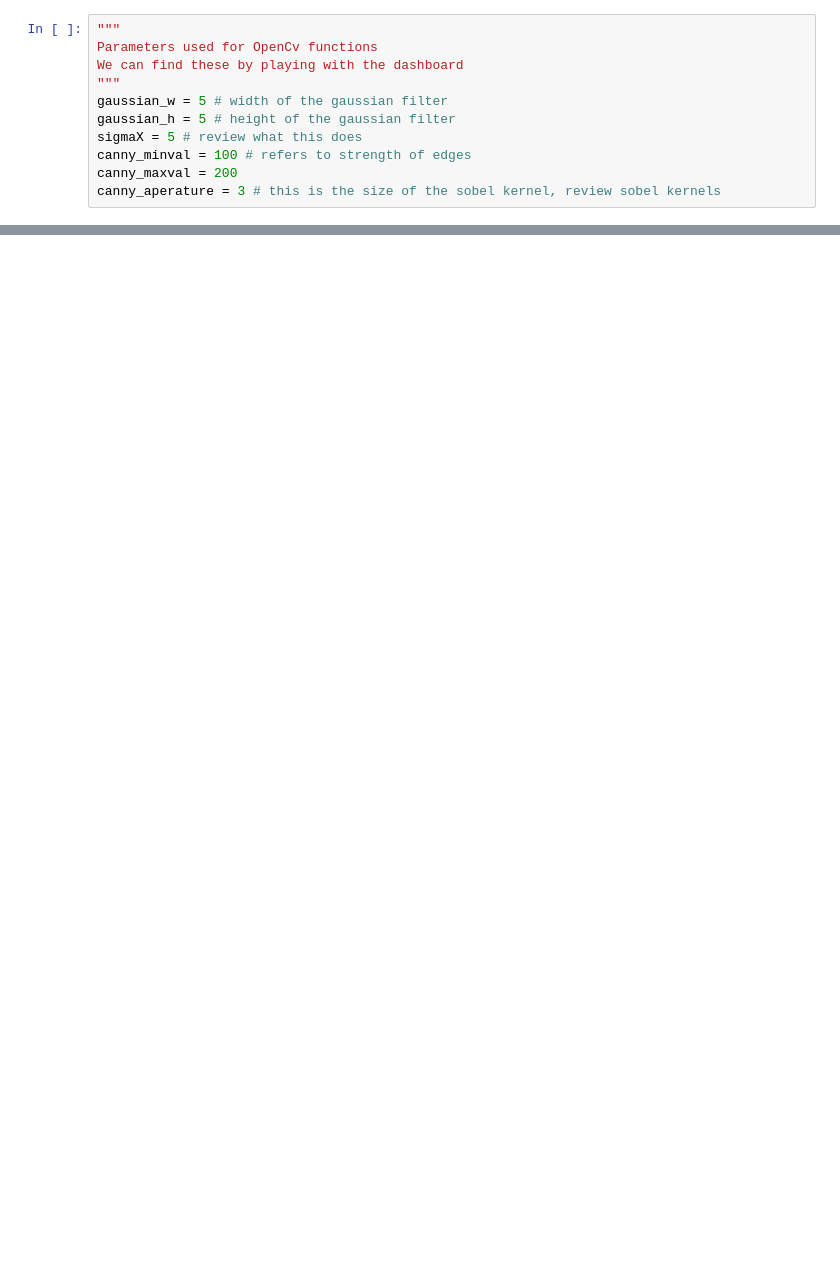
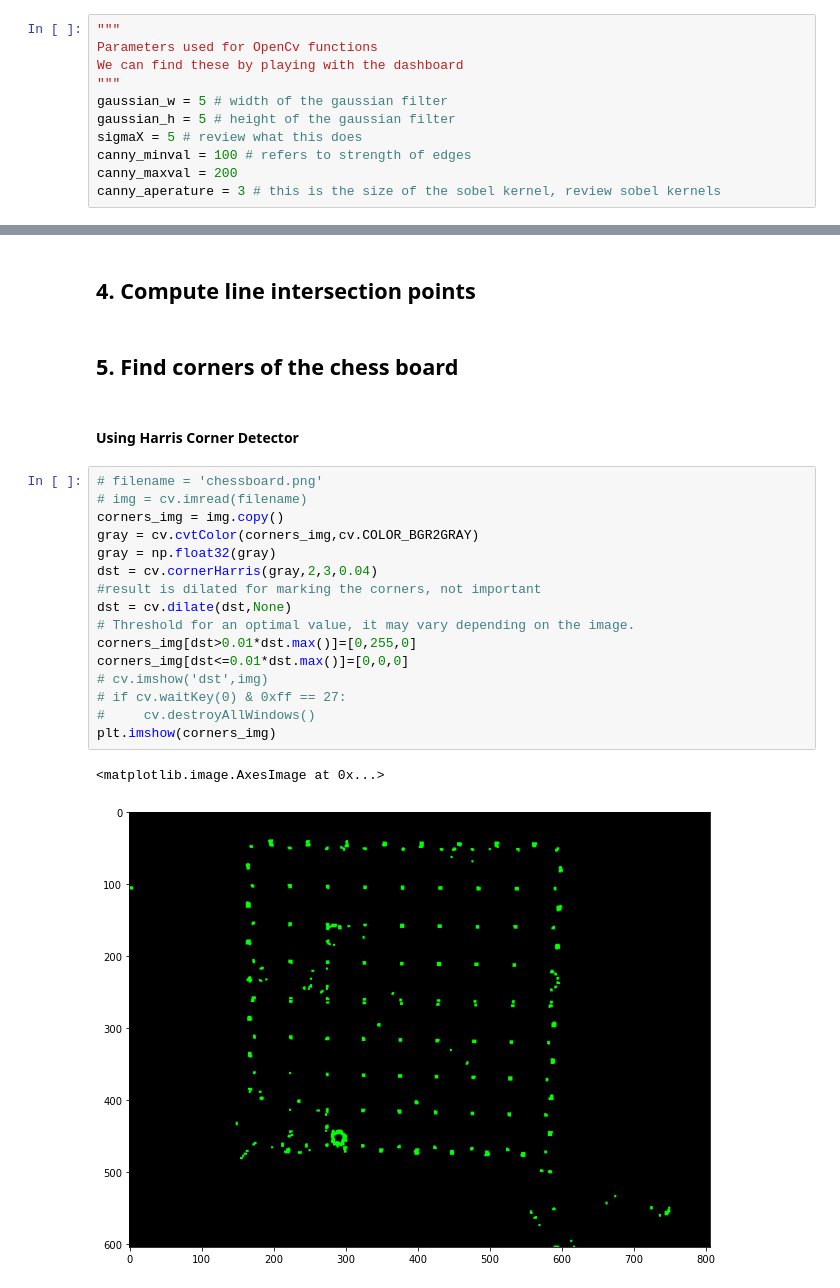
Before and after one commit to ucfai/knightros-gambit, a Jupyter notebook: computer-vision/notebooks/board-detection.ipynb, the cells around one changed output, grey strips where cells are left out. Drawn from its saved outputs; the diff is of its cells as text; blank space fills up the shorter version.

Commit message:
Add initial progress detecting corners of board

```diff
--- a/computer-vision/notebooks/board-detection.ipynb
+++ b/computer-vision/notebooks/board-detection.ipynb
@@ -54,0 +74,25 @@ plt.imshow(blur_img, cmap='gray')
+# %% [markdown]
+## 4. Compute line intersection points
+# %% [markdown]
+## 5. Find corners of the chess board
+# %% [markdown]
+#### Using Harris Corner Detector
+# %%
+# filename = 'chessboard.png'
+# img = cv.imread(filename)
+corners_img = img.copy()
+gray = cv.cvtColor(corners_img,cv.COLOR_BGR2GRAY)
+gray = np.float32(gray)
+dst = cv.cornerHarris(gray,2,3,0.04)
+#result is dilated for marking the corners, not important
+dst = cv.dilate(dst,None)
+# Threshold for an optimal value, it may vary depending on the image.
+corners_img[dst>0.01*dst.max()]=[0,255,0]
+corners_img[dst<=0.01*dst.max()]=[0,0,0]
+# cv.imshow('dst',img)
+# if cv.waitKey(0) & 0xff == 27:
+#     cv.destroyAllWindows()
+plt.imshow(corners_img)
+# %% [output]
+<matplotlib.image.AxesImage at 0x...>
+[figure, added]
```
Also changed, not shown: parts of 22 cells of this notebook.
